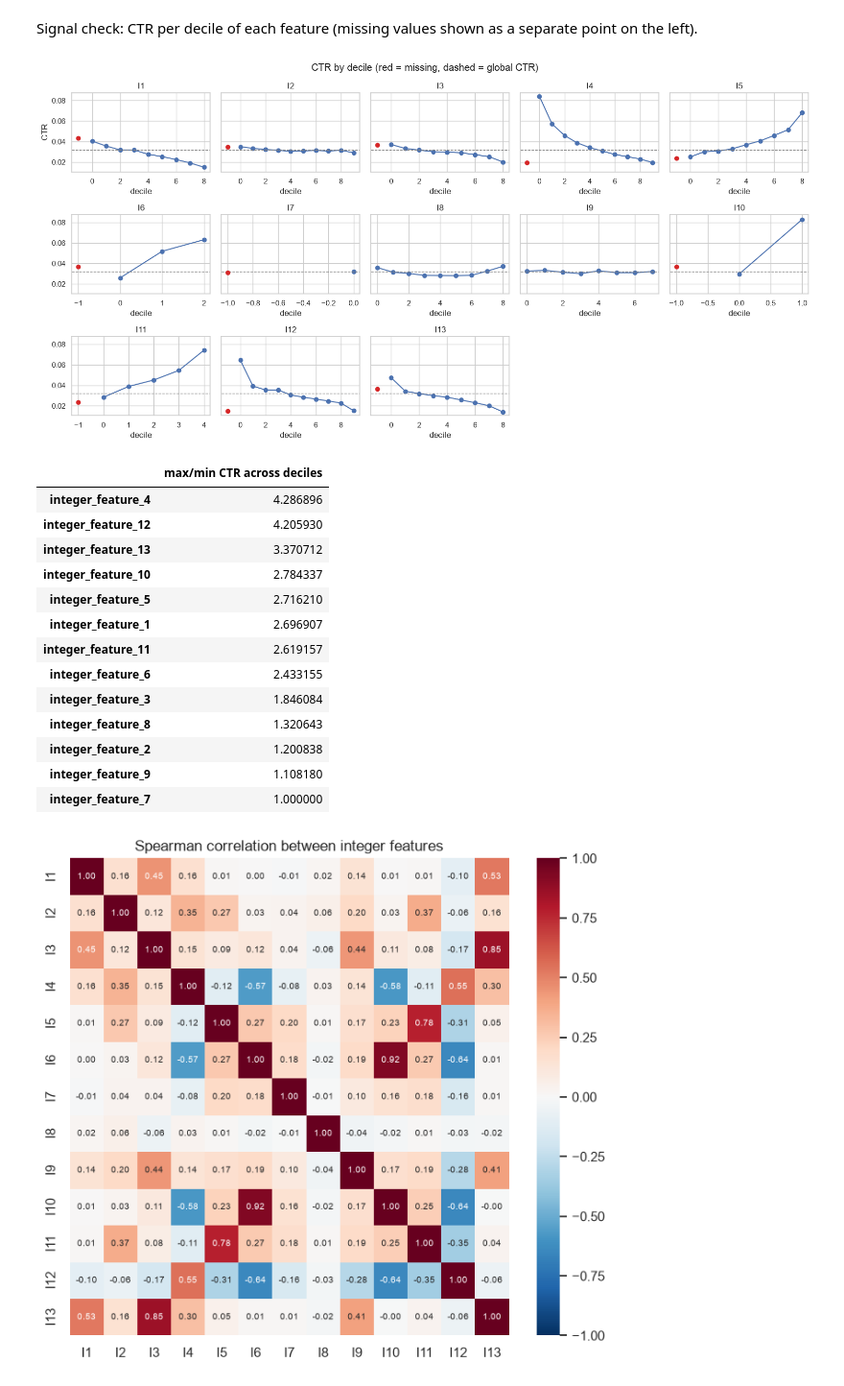
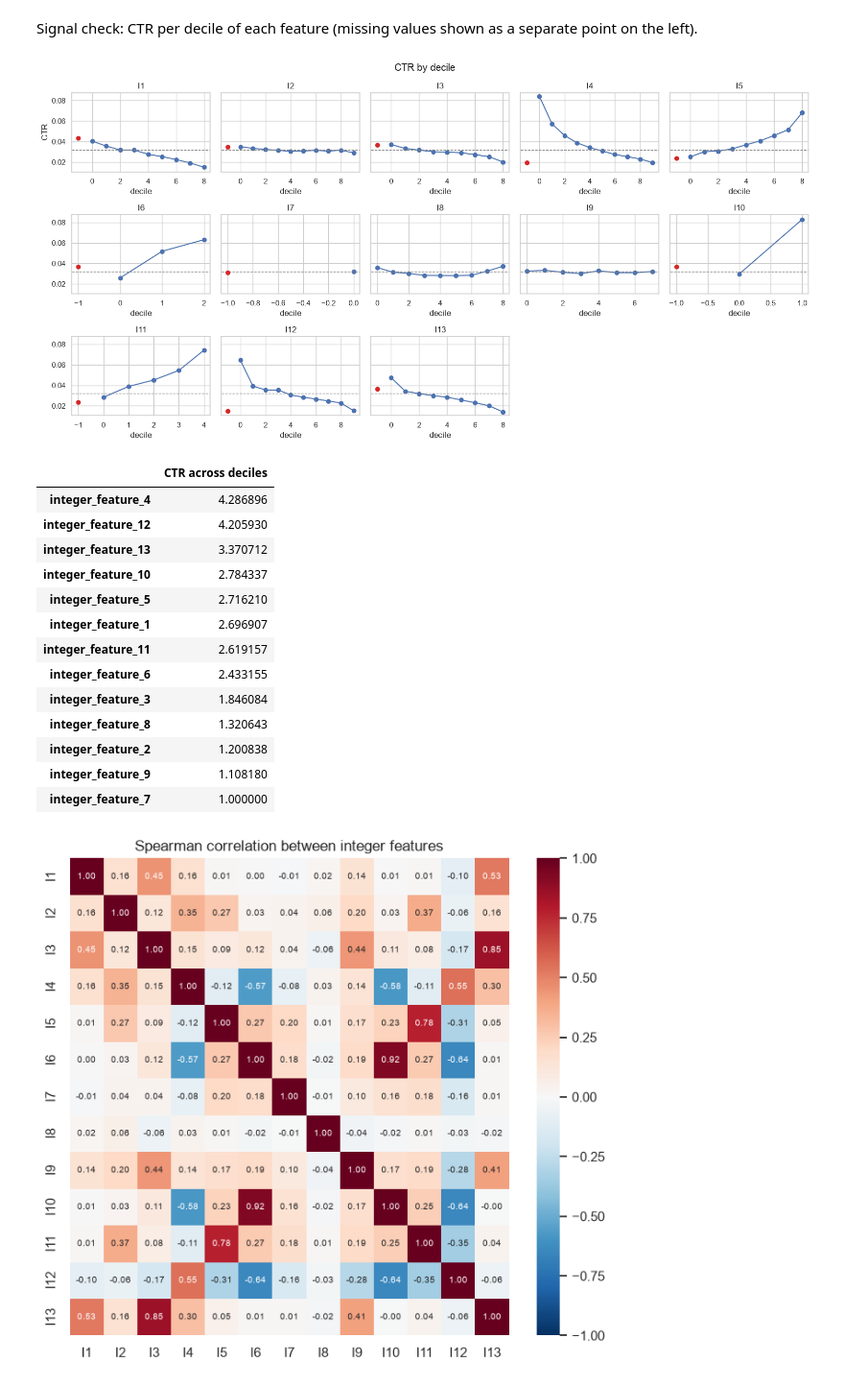
Before and after one commit to Mam-s/ctr_criteo, a Jupyter notebook: notebooks/exploration.ipynb, the cells around one changed output. Shown at 96% size. Drawn from its saved outputs; the diff is of its cells as text; code cells hidden in the pictures.

```diff
--- a/notebooks/exploration.ipynb
+++ b/notebooks/exploration.ipynb
@@ -243,30 +231,30 @@ Signal check: CTR per decile of each feature (missing values shown as a separate
 # %%
 fig, axes = plt.subplots(3, 5, figsize=(16, 8), sharey=True)
 for ax, col in zip(axes.flat, INT_COLS):
     bins = pd.qcut(df[col], q=10, duplicates="drop")
     ctr_by_bin = df.groupby(bins, observed=True)[LABEL].mean()
     ax.plot(range(len(ctr_by_bin)), ctr_by_bin.values, marker="o")
     if df[col].isna().any():
         ax.scatter([-1], [df.loc[df[col].isna(), LABEL].mean()], color="tab:red", zorder=3)
     ax.axhline(ctr, color="grey", linestyle="--", linewidth=1)
     ax.set_title(col.replace("integer_feature_", "I"))
     ax.set_xlabel("decile")
 for ax in axes.flat[len(INT_COLS):]:
     ax.axis("off")
 axes[0, 0].set_ylabel("CTR")
-fig.suptitle("CTR by decile (red = missing, dashed = global CTR)")
+fig.suptitle("CTR by decile")
 fig.tight_layout()
 plt.show()
 # %% [output]
-[figure, old version]
+[figure, new version]
 # %%
 spread = {}
 for col in INT_COLS:
     ctr_by_bin = df.groupby(pd.qcut(df[col], q=10, duplicates="drop"), observed=True)[LABEL].mean()
     spread[col] = ctr_by_bin.max() / ctr_by_bin.min()
-pd.Series(spread, name="max/min CTR across deciles").sort_values(ascending=False).to_frame()
+pd.Series(spread, name="CTR across deciles").sort_values(ascending=False).to_frame()
 # %% [output]
-|  | max/min CTR across deciles |
+|  | CTR across deciles |
 | integer_feature_4 | 4.286896 |
 | integer_feature_12 | 4.205930 |
 | integer_feature_13 | 3.370712 |
```
Also changed, not shown: parts of 30 cells of this notebook.
